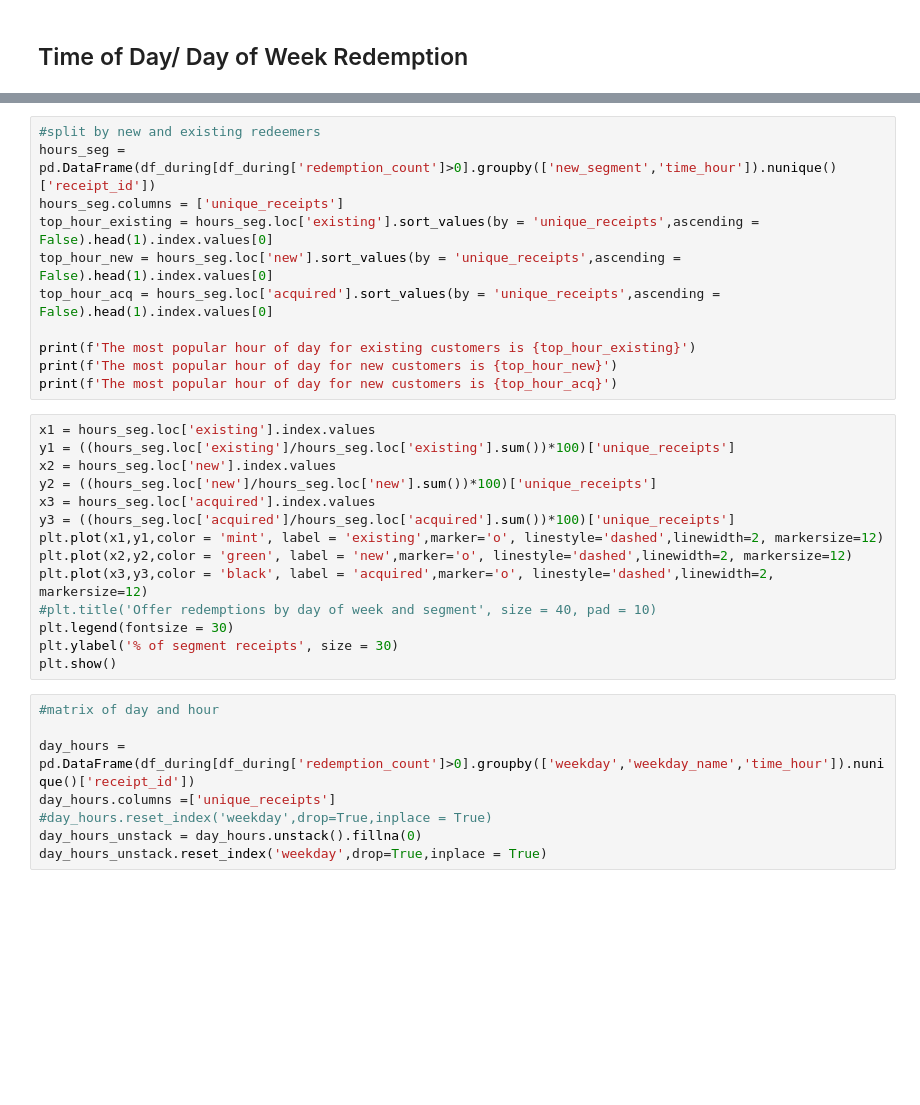
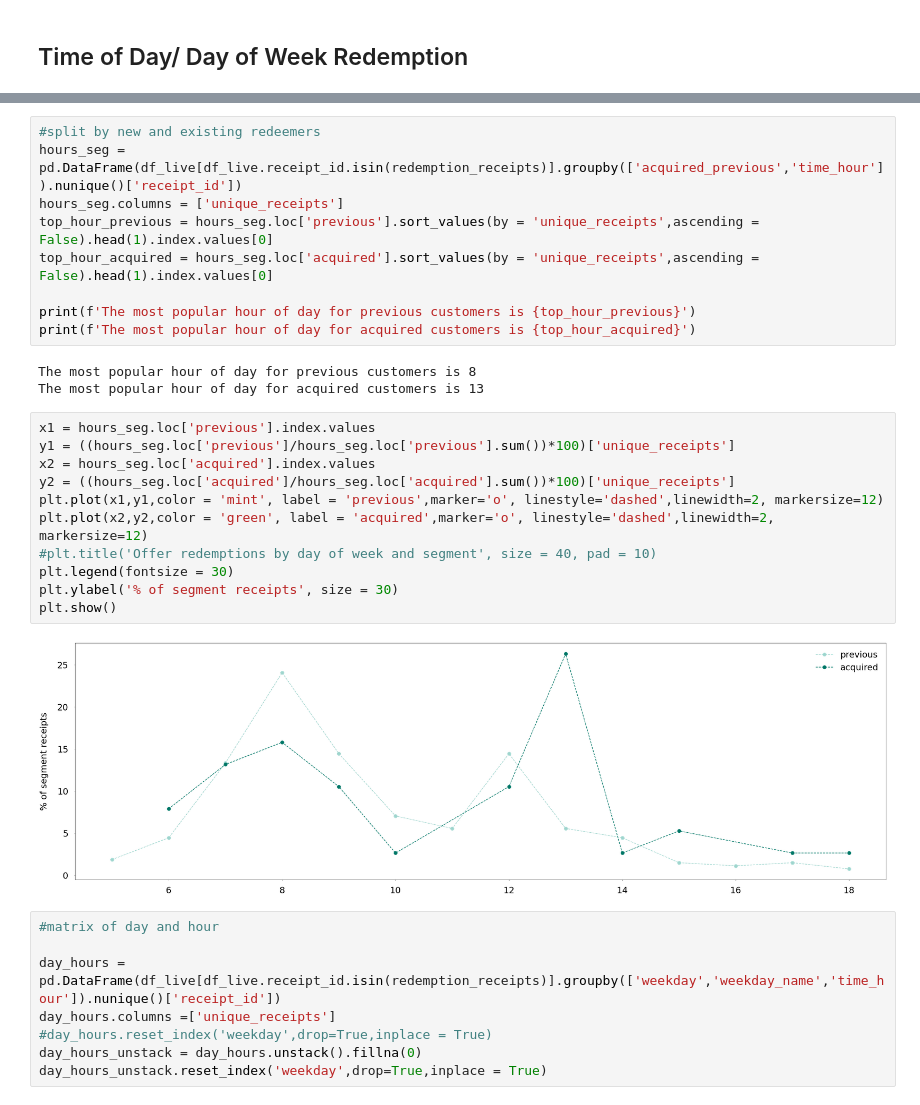
Before and after one commit to tryflux/adhoc-analysis, a Jupyter notebook: src/insights_product/offers_new_customers/metrics_tidy.ipynb, the cells around one changed output, grey strips where cells are left out. Saved outputs shown, nothing was run; the diff lists cells and outputs as text; blank space fills up the shorter version.

```diff
--- a/src/insights_product/offers_new_customers/metrics_tidy.ipynb
+++ b/src/insights_product/offers_new_customers/metrics_tidy.ipynb
@@ -833,32 +874,32 @@ plt.show()
 # %%
 #split by new and existing redeemers
-hours_seg = pd.DataFrame(df_during[df_during['redemption_count']>0].groupby(['new_segment','time_hour']).nunique()['receipt_id'])
+hours_seg = pd.DataFrame(df_live[df_live.receipt_id.isin(redemption_receipts)].groupby(['acquired_previous','time_hour']).nunique()['receipt_id'])
 hours_seg.columns = ['unique_receipts']
-top_hour_existing = hours_seg.loc['existing'].sort_values(by = 'unique_receipts',ascending = False).head(1).index.values[0]
-top_hour_new = hours_seg.loc['new'].sort_values(by = 'unique_receipts',ascending = False).head(1).index.values[0]
-top_hour_acq = hours_seg.loc['acquired'].sort_values(by = 'unique_receipts',ascending = False).head(1).index.values[0]
+top_hour_previous = hours_seg.loc['previous'].sort_values(by = 'unique_receipts',ascending = False).head(1).index.values[0]
+top_hour_acquired = hours_seg.loc['acquired'].sort_values(by = 'unique_receipts',ascending = False).head(1).index.values[0]
 
-print(f'The most popular hour of day for existing customers is {top_hour_existing}')
-print(f'The most popular hour of day for new customers is {top_hour_new}')
-print(f'The most popular hour of day for new customers is {top_hour_acq}')
+print(f'The most popular hour of day for previous customers is {top_hour_previous}')
+print(f'The most popular hour of day for acquired customers is {top_hour_acquired}')
+# %% [output]
+The most popular hour of day for previous customers is 8
+The most popular hour of day for acquired customers is 13
 # %%
-x1 = hours_seg.loc['existing'].index.values
-y1 = ((hours_seg.loc['existing']/hours_seg.loc['existing'].sum())*100)['unique_receipts']
-x2 = hours_seg.loc['new'].index.values
-y2 = ((hours_seg.loc['new']/hours_seg.loc['new'].sum())*100)['unique_receipts']
-x3 = hours_seg.loc['acquired'].index.values
-y3 = ((hours_seg.loc['acquired']/hours_seg.loc['acquired'].sum())*100)['unique_receipts']
-plt.plot(x1,y1,color = 'mint', label = 'existing',marker='o', linestyle='dashed',linewidth=2, markersize=12)
-plt.plot(x2,y2,color = 'green', label = 'new',marker='o', linestyle='dashed',linewidth=2, markersize=12)
-plt.plot(x3,y3,color = 'black', label = 'acquired',marker='o', linestyle='dashed',linewidth=2, markersize=12)
+x1 = hours_seg.loc['previous'].index.values
+y1 = ((hours_seg.loc['previous']/hours_seg.loc['previous'].sum())*100)['unique_receipts']
+x2 = hours_seg.loc['acquired'].index.values
+y2 = ((hours_seg.loc['acquired']/hours_seg.loc['acquired'].sum())*100)['unique_receipts']
+plt.plot(x1,y1,color = 'mint', label = 'previous',marker='o', linestyle='dashed',linewidth=2, markersize=12)
+plt.plot(x2,y2,color = 'green', label = 'acquired',marker='o', linestyle='dashed',linewidth=2, markersize=12)
 #plt.title('Offer redemptions by day of week and segment', size = 40, pad = 10)
 plt.legend(fontsize = 30)
 plt.ylabel('% of segment receipts', size = 30)
 plt.show()
+# %% [output]
+[figure, added]
 # %%
 #matrix of day and hour
 
-day_hours = pd.DataFrame(df_during[df_during['redemption_count']>0].groupby(['weekday','weekday_name','time_hour']).nunique()['receipt_id'])
+day_hours = pd.DataFrame(df_live[df_live.receipt_id.isin(redemption_receipts)].groupby(['weekday','weekday_name','time_hour']).nunique()['receipt_id'])
 day_hours.columns =['unique_receipts']
 #day_hours.reset_index('weekday',drop=True,inplace = True)
 day_hours_unstack = day_hours.unstack().fillna(0)
```
Also changed, not shown: parts of 53 cells of this notebook.
